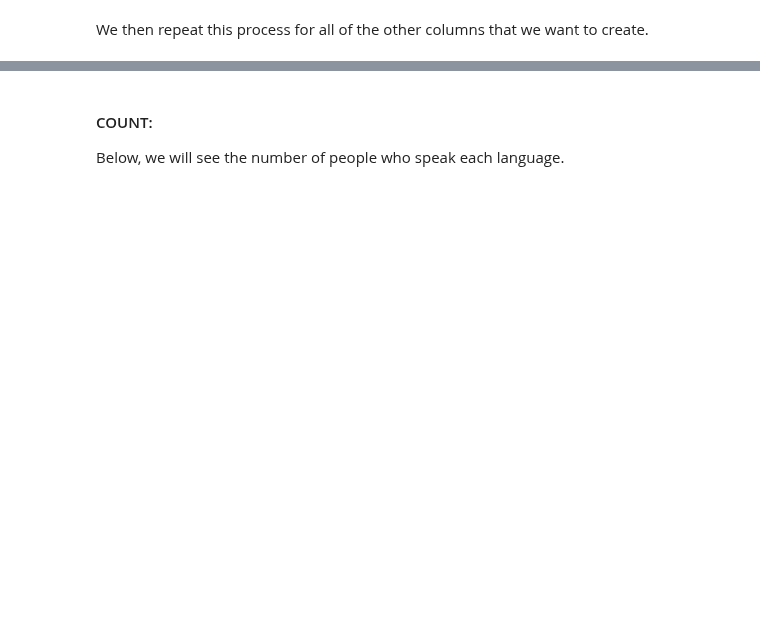
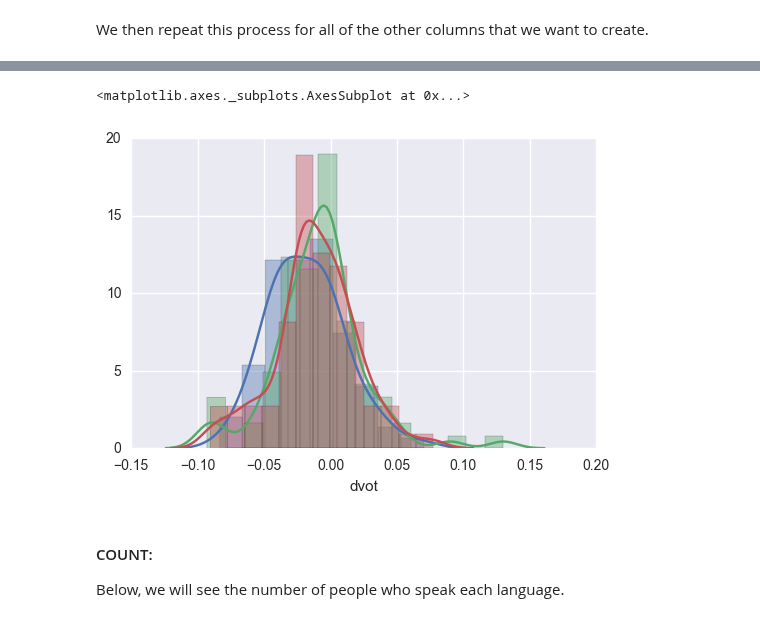
Before and after one commit to ds-modules/LINGUIS-110, a Jupyter notebook: vot_demo/Assignment.ipynb, the cells around one changed output, grey strips where cells are left out. Saved outputs shown, nothing was run; the diff lists cells and outputs as text; code cells hidden in the pictures; blank space fills up the shorter version.

```diff
--- a/vot_demo/Assignment.ipynb
+++ b/vot_demo/Assignment.ipynb
@@ -130,3 +240,10 @@ Now that we have our data in order, let's get a picture of the data with some pl
+# %%
+sns.distplot(data['bvot'])
+sns.distplot(data['dvot'])
+sns.distplot(sorted(list(data['gvot']))[:-1])
+# %% [output]
+<matplotlib.axes._subplots.AxesSubplot at 0x...>
+[figure, added]
 # %% [markdown]
 #### COUNT:
 Below, we will see the number of people who speak each language.
```
Also changed, not shown: parts of 74 cells of this notebook.
